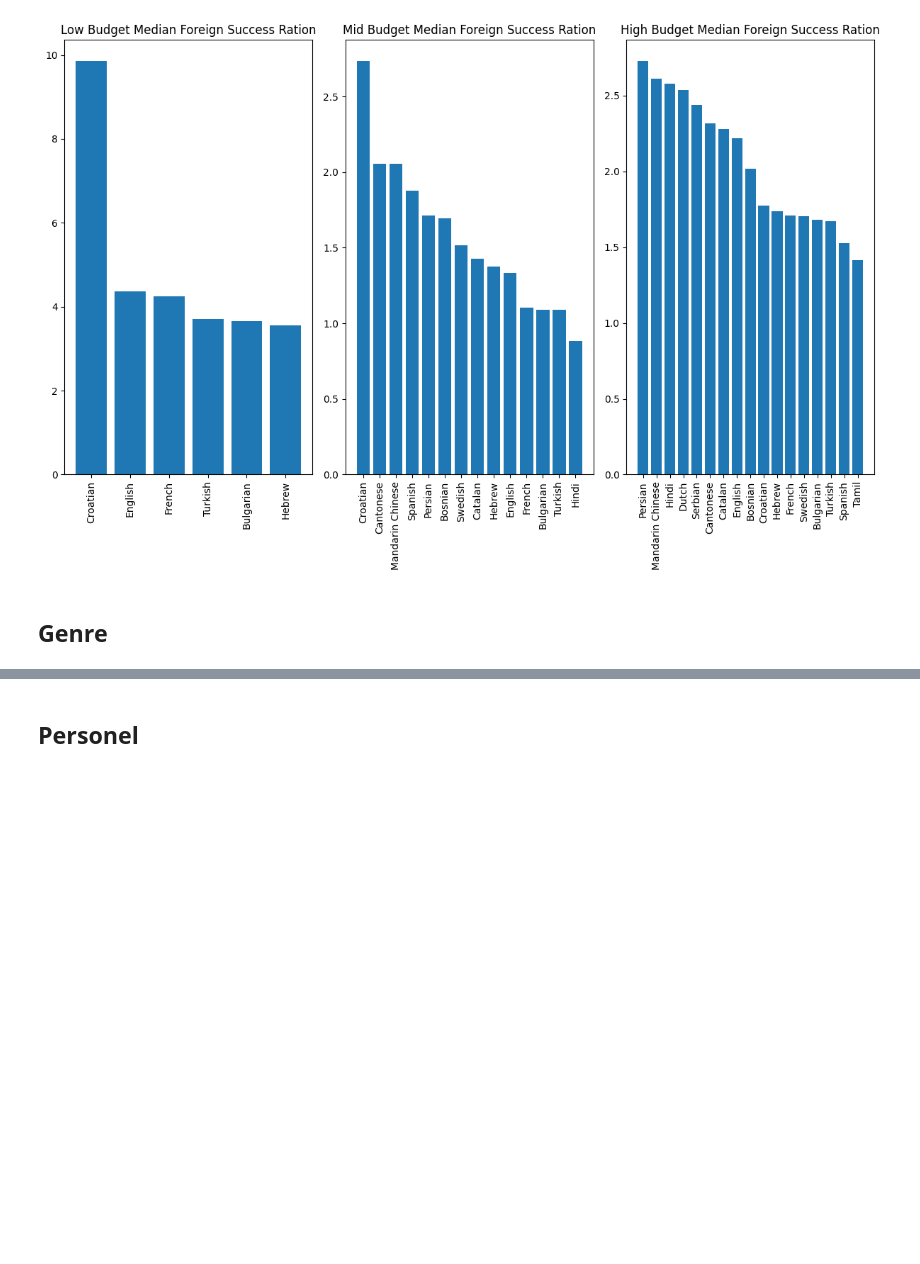
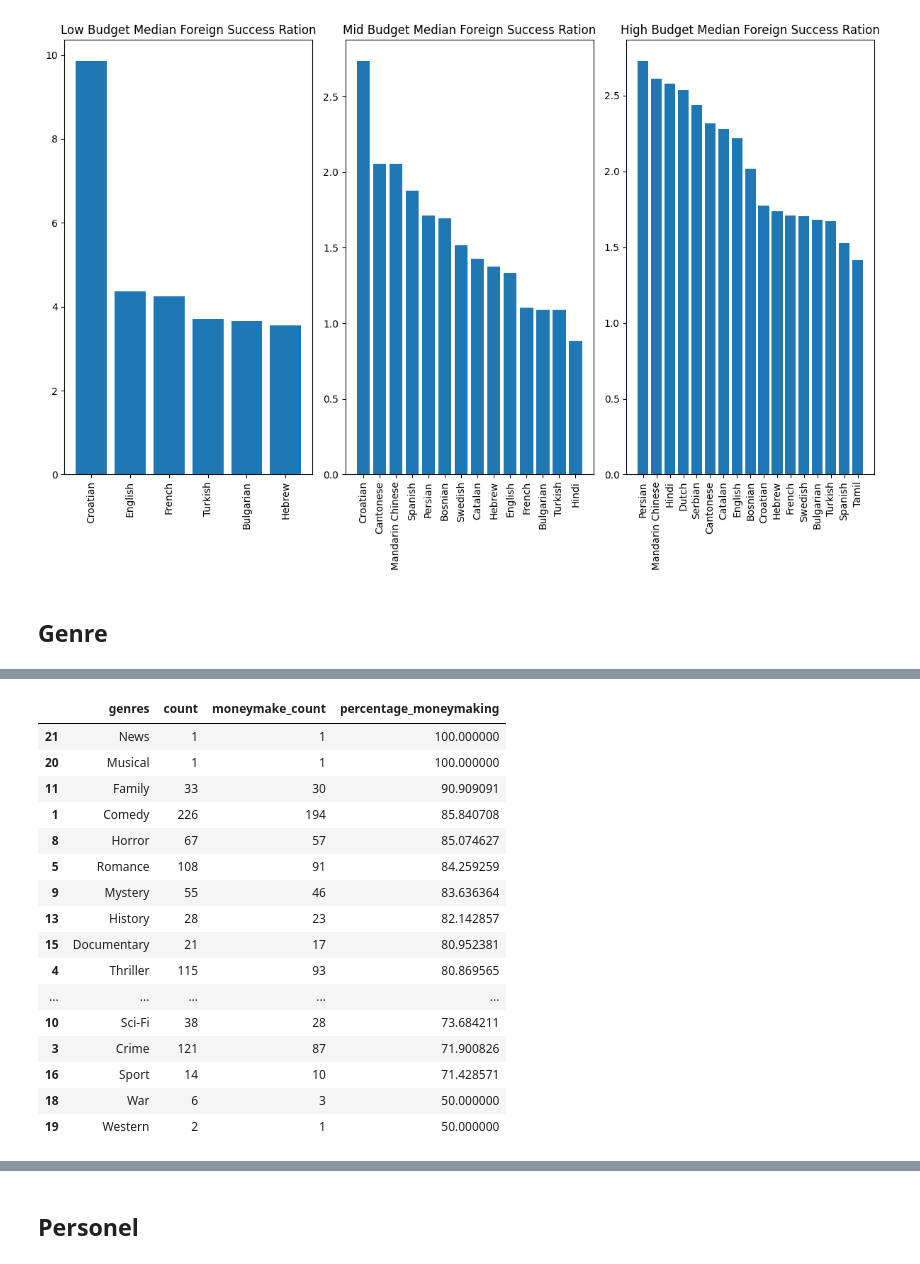
Before and after one commit to sunnywithcurlyhair/DS_Project_2, a Jupyter notebook: Notebooks/Final_Notebook.ipynb, the cells around one changed output, grey strips where cells are left out. Saved outputs shown, nothing was run; the diff lists cells and outputs as text; code cells hidden in the pictures; blank space fills up the shorter version.

```diff
--- a/Notebooks/Final_Notebook.ipynb
+++ b/Notebooks/Final_Notebook.ipynb
@@ -269,0 +300,32 @@ EXPLAIN WHAT IT IS SHOWING
+# %%
+num_mid_genres = mid_budget_genres['genres'].value_counts()
+num_mid_genres = num_mid_genres.to_frame().reset_index()
+
+mid_budget_genres_moneymaking = mid_budget_genres[mid_budget_genres['WW_success'] > 1]
+num_mid_budget_genres_moneymaking = mid_budget_genres_moneymaking['genres'].value_counts()
+num_mid_budget_genres_moneymaking = num_mid_budget_genres_moneymaking.to_frame().reset_index()
+num_mid_budget_genres_moneymaking= num_mid_budget_genres_moneymaking.rename(columns = {'count':'moneymake_count'})
+
+mid_budget_ratio = pd.merge(num_mid_genres, num_mid_budget_genres_moneymaking, right_on = 'genres', left_on = 'genres', how = 'outer')
+mid_budget_ratio = mid_budget_ratio.fillna(0)
+
+mid_budget_ratio['percentage_moneymaking'] = (mid_budget_ratio['moneymake_count']/mid_budget_ratio['count']) * 100
+mid_budget_ratio.sort_values(by = 'percentage_moneymaking', ascending = False)
+# %% [output]
+|  | genres | count | moneymake_count | percentage_moneymaking |
+| 21 | News | 1 | 1 | 100.000000 |
+| 20 | Musical | 1 | 1 | 100.000000 |
+| 11 | Family | 33 | 30 | 90.909091 |
+| 1 | Comedy | 226 | 194 | 85.840708 |
+| 8 | Horror | 67 | 57 | 85.074627 |
+| 5 | Romance | 108 | 91 | 84.259259 |
+| 9 | Mystery | 55 | 46 | 83.636364 |
+| 13 | History | 28 | 23 | 82.142857 |
+| 15 | Documentary | 21 | 17 | 80.952381 |
+| 4 | Thriller | 115 | 93 | 80.869565 |
+| ... | ... | ... | ... | ... |
+| 10 | Sci-Fi | 38 | 28 | 73.684211 |
+| 3 | Crime | 121 | 87 | 71.900826 |
+| 16 | Sport | 14 | 10 | 71.428571 |
+| 18 | War | 6 | 3 | 50.000000 |
+| 19 | Western | 2 | 1 | 50.000000 |
```
Also changed, not shown: parts of 7 cells of this notebook, 8 other files.
